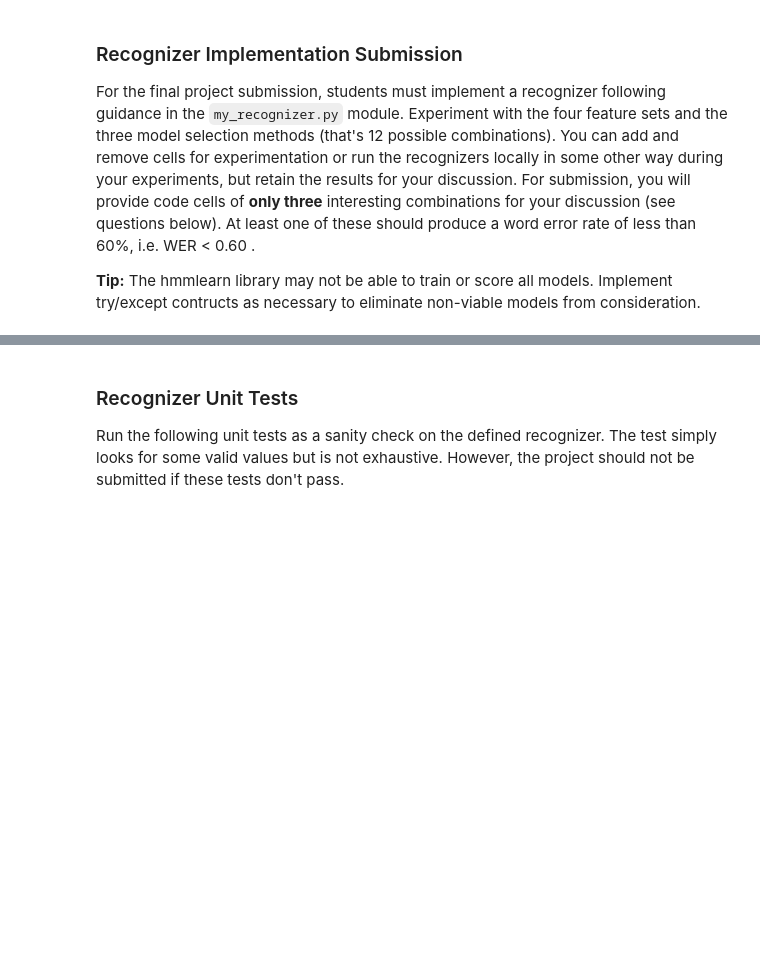
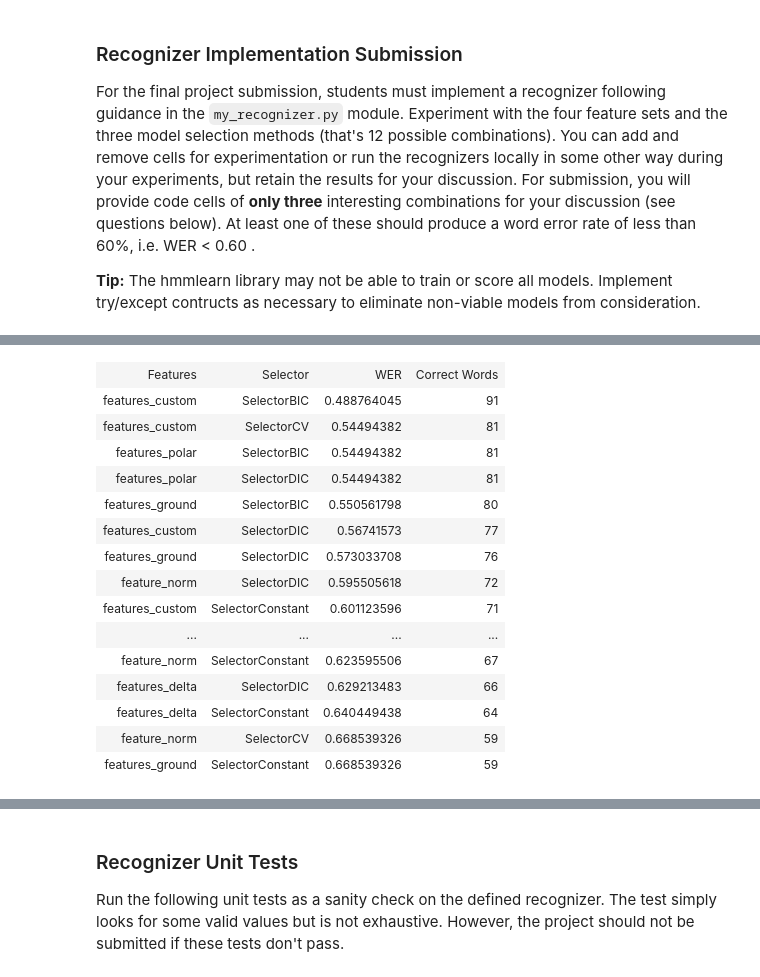
Before and after one commit to gbansal1016/aind, a Jupyter notebook: Recognizer-master/asl_recognizer.ipynb, the cells around one changed output, grey strips where cells are left out. Cells and saved outputs as stored; diff of their text form; code cells hidden in the pictures; blank space fills up the shorter version.

Commit message:
Recognizer completed
Recognizer completed

```diff
--- a/Recognizer-master/asl_recognizer.ipynb
+++ b/Recognizer-master/asl_recognizer.ipynb
@@ -592,0 +663,52 @@ show_errors(guesses, test_set)
+# %%
+# TODO Choose a feature set (features_ground, features_norm,features_polar,features_delta, features_custom)
+#  model selector (SelectorConstant, SelectorCV, SelectorBIC, SelectorDIC)
+# TODO Recognize the test set and display the result with the show_errors method
+
+from IPython.display import HTML, display
+
+data = [['Features','Selector','WER','Correct Words'],
+['features_custom','SelectorBIC','0.488764045','91'],
+['features_custom','SelectorCV','0.54494382','81'],
+['features_polar','SelectorBIC','0.54494382','81'],
+['features_polar','SelectorDIC','0.54494382','81'],
+['features_ground','SelectorBIC','0.550561798','80'],
+['features_custom','SelectorDIC','0.56741573','77'],
+['features_ground','SelectorDIC','0.573033708','76'],
+['feature_norm','SelectorDIC','0.595505618','72'],
+['features_custom','SelectorConstant','0.601123596','71'],
+['features_ground','SelectorCV','0.601123596','71'],
+['features_delta','SelectorCV','0.612359551','69'],
+['feature_norm','SelectorBIC','0.612359551','69'],
+['features_polar','SelectorCV','0.612359551','69'],
+['features_delta','SelectorBIC','0.617977528','68'],
+['features_polar','SelectorConstant','0.617977528','68'],
+['feature_norm','SelectorConstant','0.623595506','67'],
+['features_delta','SelectorDIC','0.629213483','66'],
+['features_delta','SelectorConstant','0.640449438','64'],
+['feature_norm','SelectorCV','0.668539326','59'],
+['features_ground','SelectorConstant','0.668539326','59']]
+
+display(HTML(
+    '<table><tr>{}</tr></table>'.format(
+        '</tr><tr>'.join(
+            '<td>{}</td>'.format('</td><td>'.join(str(_) for _ in row)) for row in data)
+        )
+ ))
+# %% [output]
+| Features | Selector | WER | Correct Words |
+| features_custom | SelectorBIC | 0.488764045 | 91 |
+| features_custom | SelectorCV | 0.54494382 | 81 |
+| features_polar | SelectorBIC | 0.54494382 | 81 |
+| features_polar | SelectorDIC | 0.54494382 | 81 |
+| features_ground | SelectorBIC | 0.550561798 | 80 |
+| features_custom | SelectorDIC | 0.56741573 | 77 |
+| features_ground | SelectorDIC | 0.573033708 | 76 |
+| feature_norm | SelectorDIC | 0.595505618 | 72 |
+| features_custom | SelectorConstant | 0.601123596 | 71 |
+| ... | ... | ... | ... |
+| feature_norm | SelectorConstant | 0.623595506 | 67 |
+| features_delta | SelectorDIC | 0.629213483 | 66 |
+| features_delta | SelectorConstant | 0.640449438 | 64 |
+| feature_norm | SelectorCV | 0.668539326 | 59 |
+| features_ground | SelectorConstant | 0.668539326 | 59 |
```
Also changed, not shown: parts of 25 cells of this notebook, 6 other files.
